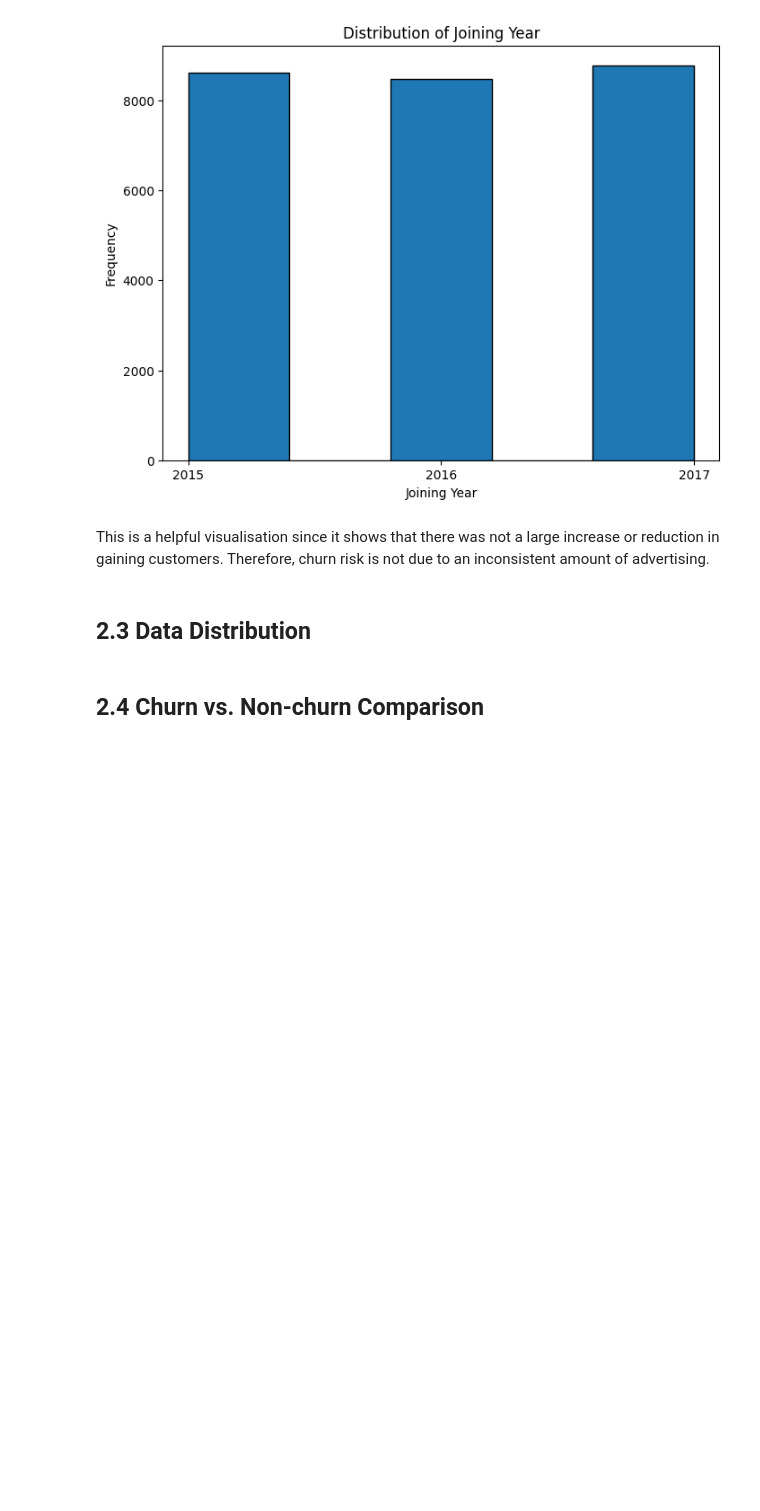
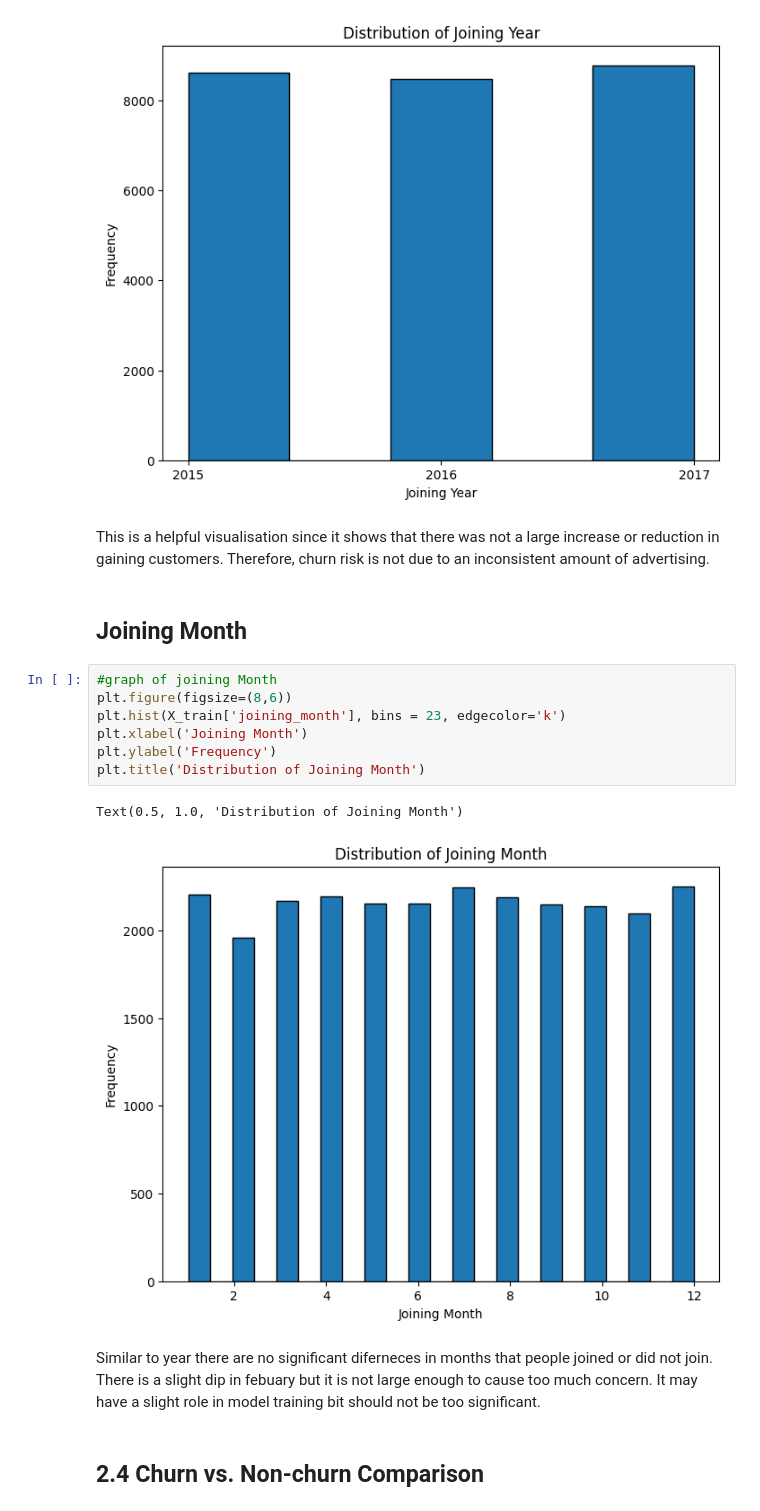
Before and after one commit to CMPE252/Customer-Churn-Prediction-Using-Machine-Learning, a Jupyter notebook: notebook/CMPE_252_Customer_Churn_Prediction.ipynb, the cells around one changed output. Saved outputs shown, nothing was run; the diff lists cells and outputs as text; blank space fills up the shorter version.

```diff
--- a/notebook/CMPE_252_Customer_Churn_Prediction.ipynb
+++ b/notebook/CMPE_252_Customer_Churn_Prediction.ipynb
@@ -888,8 +911,20 @@ plt.show()
 [figure]
 # %% [markdown]
 This is a helpful visualisation since it shows that there was not a large increase or reduction in gaining customers. Therefore, churn risk is not due to an inconsistent amount of advertising.
-# %% [markdown]
-## 2.3 Data Distribution
+# %% [markdown]
+## Joining Month
+# %%
+#graph of joining Month
+plt.figure(figsize=(8,6))
+plt.hist(X_train['joining_month'], bins = 23, edgecolor='k')
+plt.xlabel('Joining Month')
+plt.ylabel('Frequency')
+plt.title('Distribution of Joining Month')
+# %% [output]
+Text(0.5, 1.0, 'Distribution of Joining Month')
+[figure, added]
+# %% [markdown]
+Similar to year there are no significant diferneces in months that people joined or did not join. There is a slight dip in febuary but it is not large enough to cause too much concern. It may have a slight role in model training bit should not be too significant.
 # %% [markdown]
 ## 2.4 Churn vs. Non-churn Comparison
 # %% [markdown]
```
Also changed, not shown: parts of 5 cells of this notebook.
